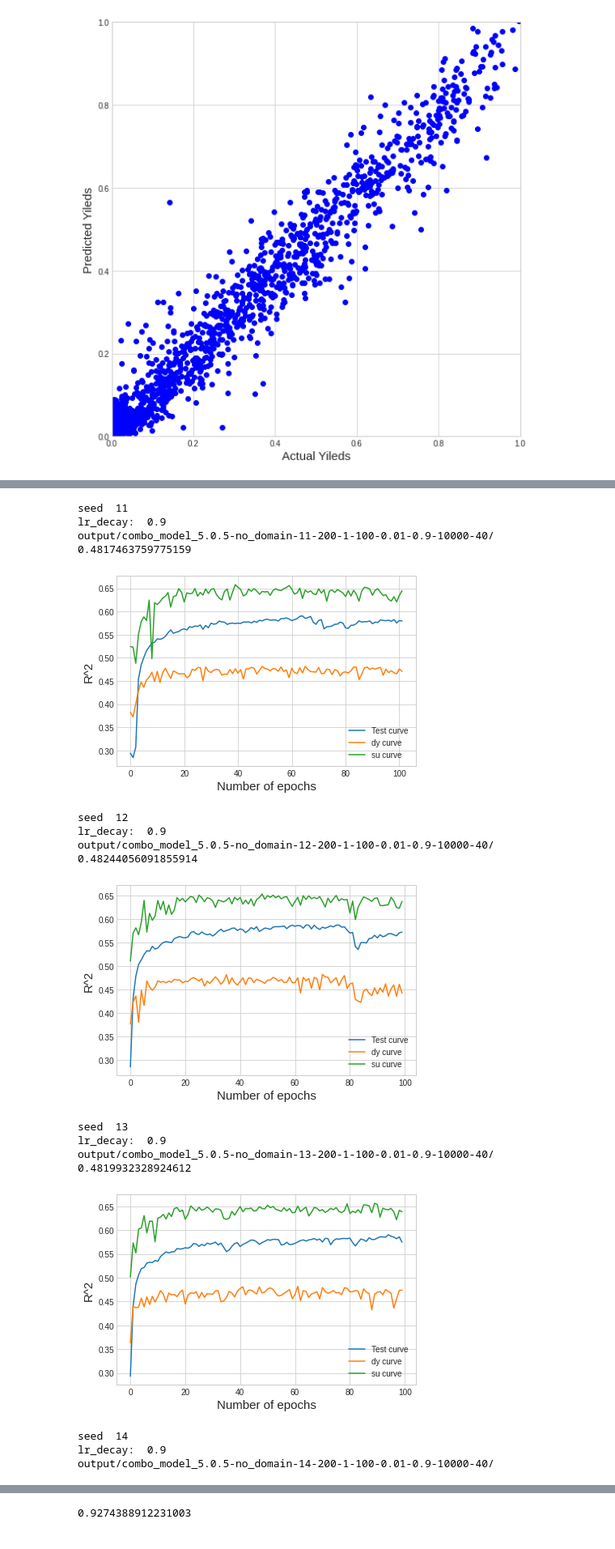
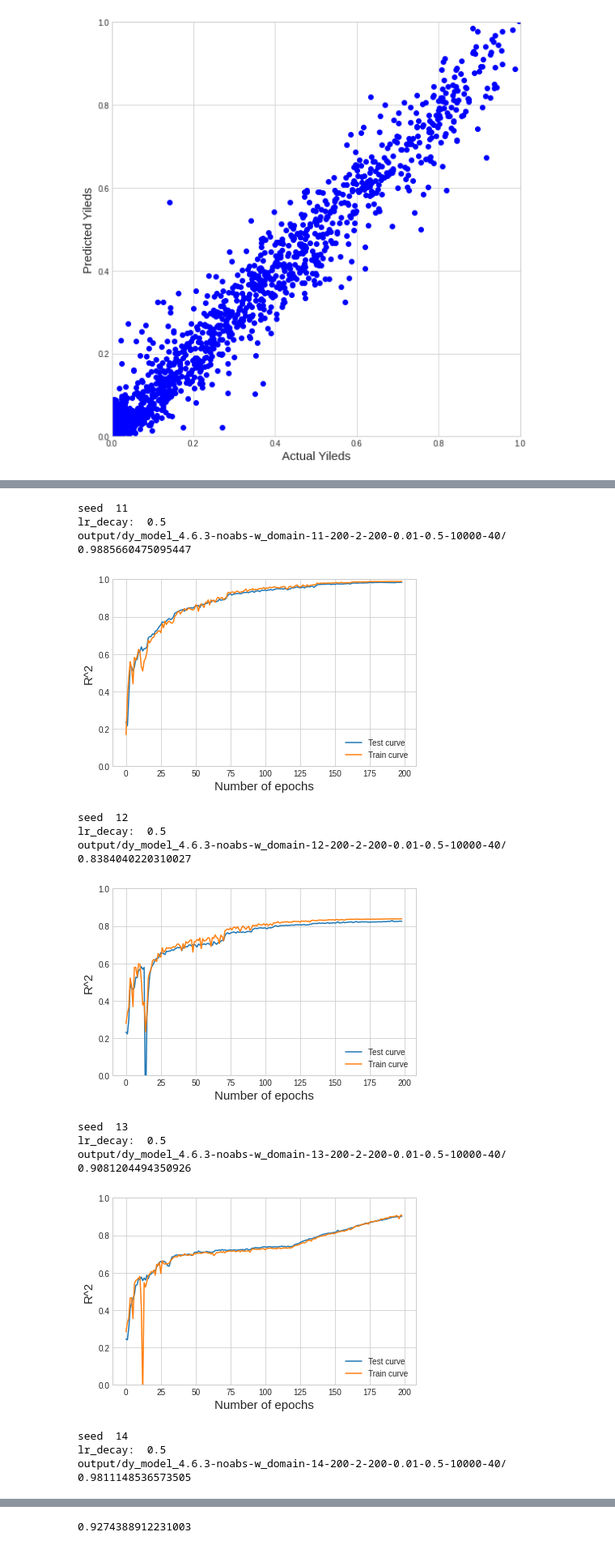
Before and after one commit to msaebi1993/yield-rxn, a Jupyter notebook: 04_plots.ipynb, the cells around one changed output, grey strips where cells are left out. Shown at 81% size. Saved outputs shown, nothing was run; the diff lists cells and outputs as text; code cells hidden in the pictures.

Commit message:
rdkit features added. Best model for Su, Az, Dy

```diff
--- a/plots.ipynb
+++ b/04_plots.ipynb
@@ -116,18 +116,18 @@ def plot_fig(train_scores,test_scores,model_path):
     plt.tight_layout()
     plt.savefig(model_path+'train_curve.png',dpi=300)
     plt.show()
-def plot_fig_2(train_scores,valid_scores,test_scores,model_path):
+def plot_fig_2(train_scores,test_scores,model_path):
     plt.style.use('seaborn-whitegrid')
     fig, ax = plt.subplots(figsize=(6,4))
 
     ax.plot(train_scores, label="Test curve")
-    ax.plot(test_scores, label="dy curve")
-    ax.plot(valid_scores, label="su curve")
+    ax.plot(test_scores, label="Train curve")
+    #ax.plot(valid_scores, label="su curve")
 
     ax.set_xlabel('Number of epochs',fontsize=15)
     ax.set_ylabel('R^2',fontsize=15)
     #ax.set_xlim([0,200])
-    #ax.set_ylim([0,1])
+    ax.set_ylim([0,1])
     ax.legend(loc="lower right")
     plt.tight_layout()
     plt.savefig(model_path+'train_curve.png',dpi=300)
@@ -150,68 +146,69 @@ model_name='su_model_5.0.1-no_domain'; batch_size=40;layers= 1;lr_decays= [0.9];
 #model_name='su_model_5.0.1-no_domain'; batch_size=40;layers= 2;lr_decays= [0.9];epochs= 100;lr_steps= 10000;hidden_size= 200
 model_name='su_model_5.0.1-no_domain'; batch_size=40;layers= 1;lr_decays= [0.5];epochs= 100;lr_steps= 10000;hidden_size= 200
 model_name='combo_model_5.0.5-no_domain'; batch_size=40;layers= 1;lr_decays= [0.9];epochs= 100;lr_steps= 10000;hidden_size= 200
-
-
-
-
-
+model_name='su_model_5.2.0-rdkt-no_domain'; batch_size=40;layers= 2;lr_decays= [0.5];epochs= 200;lr_steps= 10000;hidden_size= 200
+#model_name='su_model_5.2.0-rdkt-w_domain'; batch_size=40;layers= 2;lr_decays= [0.5];epochs= 200;lr_steps= 10000;hidden_size= 200
+model_name='su_model_5.2.0-rdkt-no-abs-w_domain'; batch_size=40;layers= 2;lr_decays= [0.5];epochs= 200;lr_steps= 10000;hidden_size= 200
+#model_name='dy_model_4.6.3-rdkit-noabs-w_domain'; batch_size=40;layers= 2;lr_decays= [0.5];epochs= 200;lr_steps= 10000;hidden_size=300
+model_name='dy_model_4.6.3-rdkit-noabs-no_domain'; batch_size=40;layers= 2;lr_decays= [0.5];epochs= 200;lr_steps= 10000;hidden_size=200
+#model_name='su_model_5.2.0-rdkt-no-abs-gc-w_domain'; batch_size=40;layers= 2;lr_decays= [0.5];epochs= 200;lr_steps= 10000;hidden_size= 200
+#model_name='su_model_5.2.0-rdkt-relu-gc-w_domain'; batch_size=40;layers= 2;lr_decays= [0.5];epochs= 200;lr_steps= 10000;hidden_size= 200
+model_name='dy_model_4.6.3-noabs-w_domain'; batch_size=40;layers= 2;lr_decays= [0.5];epochs= 200;lr_steps= 10000;hidden_size=200
 
 
 learning_rate = 0.01
 
 best_scores=defaultdict(lambda: defaultdict(lambda: defaultdict(float)))
-seeds= [11,12,13,14,15]
+seeds= [11,12,13,14,15,16,17,19,20]
 loss_score='scores'
 for seed in seeds:
     print("seed ",seed)
     for lr_decay in lr_decays:
         print("lr_decay: ",lr_decay)
 
         params=[seed, hidden_size, layers, epochs, learning_rate, lr_decay, lr_steps,batch_size]
         model_path='output/'+model_name+'-'+'-'.join(map(str,params))+'/'
         print(model_path)
         #try:
         if True:
             train_scores_fn=open(model_path+'train_'+loss_score+'.txt').readlines()
             #train_scores=[float(i) for i in train_scores_fn[0].split(',')[:-1]]
             a = train_scores_fn[0].split(',')[:-1]
-            train_scores=[float(a[i]) for i in range(len(a)) ]
+            train_scores=[float(a[i]) for i in range(1,len(a)) ]
 
-            test_scores_fn=open(model_path+'dy_'+loss_score+'.txt').readlines()
+            test_scores_fn=open(model_path+'test_'+loss_score+'.txt').readlines()
             #test_scores=[float(i) for i in test_scores_fn[0].split(',')[:-1]]
             b= test_scores_fn[0].split(',')[:-1]
-            test_scores= [float(b[i]) for i in range(len(b))]
-            best_scores[model_name][lr_decay][seed]=max(test_scores)
+            test_scores= [float(b[i]) for i in range(1,len(b))]
+            best_scores[model_name][lr_decay][seed]=max(train_scores)
 
-            valid_scores_fn=open(model_path+'su_'+loss_score+'.txt').readlines()
-            c= valid_scores_fn[0].split(',')[:-1]
-            valid_scores= [float(c[i]) for i in range(len(c))]
-
-            best_scores[model_name][lr_decay][seed]=max(test_scores)
-
+            #valid_scores_fn=open(model_path+'valid_'+loss_score+'.txt').readlines()
+            #c= valid_scores_fn[0].split(',')[:-1]
+            #valid_scores= [float(c[i]) for i in range(len(c))]
 
             print(max(test_scores))
             #plot_fig(train_scores,test_scores,model_path)
-            plot_fig_2(train_scores,valid_scores,test_scores,model_path)
+            plot_fig_2(train_scores,test_scores,model_path)
         else:
         #except:
             print("File doesn't exsist")
 # %% [output]
 seed  11
-lr_decay:  0.9
-output/combo_model_5.0.5-no_domain-11-200-1-100-0.01-0.9-10000-40/
-0.4817463759775159
+lr_decay:  0.5
+output/dy_model_4.6.3-noabs-w_domain-11-200-2-200-0.01-0.5-10000-40/
+0.9885660475095447
-[figure, old version]
+[figure, new version]
 seed  12
-lr_decay:  0.9
-output/combo_model_5.0.5-no_domain-12-200-1-100-0.01-0.9-10000-40/
-0.48244056091855914
+lr_decay:  0.5
+output/dy_model_4.6.3-noabs-w_domain-12-200-2-200-0.01-0.5-10000-40/
+0.8384040220310027
-[figure, old version]
+[figure, new version]
 seed  13
-lr_decay:  0.9
-output/combo_model_5.0.5-no_domain-13-200-1-100-0.01-0.9-10000-40/
-0.4819932328924612
+lr_decay:  0.5
+output/dy_model_4.6.3-noabs-w_domain-13-200-2-200-0.01-0.5-10000-40/
+0.9081204494350926
-[figure, old version]
+[figure, new version]
 seed  14
-lr_decay:  0.9
-output/combo_model_5.0.5-no_domain-14-200-1-100-0.01-0.9-10000-40/
+lr_decay:  0.5
+output/dy_model_4.6.3-noabs-w_domain-14-200-2-200-0.01-0.5-10000-40/
+0.9811148536573505
```
Also changed, not shown: parts of 11 cells of this notebook, 17 other files.
